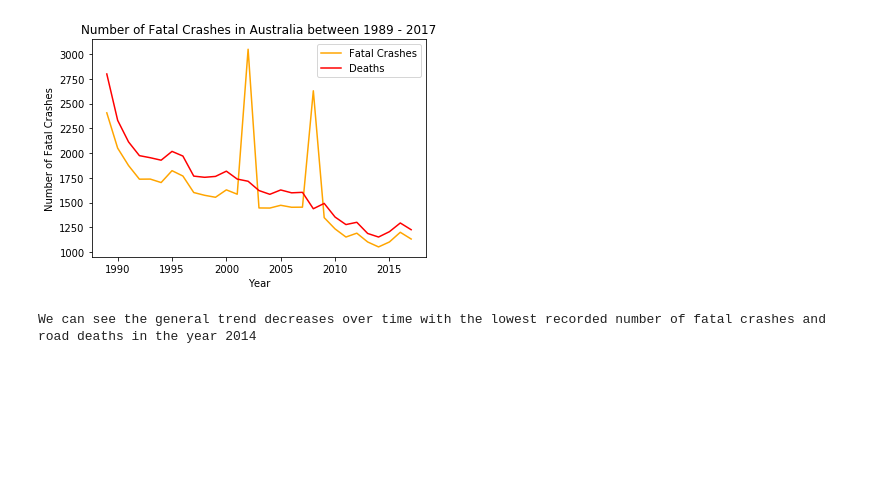
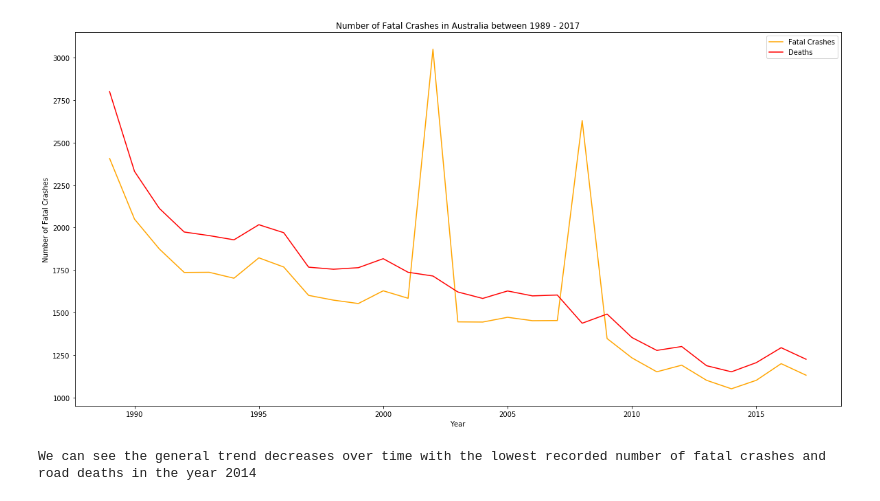
Before and after one commit to VoLKyyyOG/Australian-Road-Deaths-Database-Visualization, a Jupyter notebook: ARDD analysis.ipynb, the cells around one changed output. Saved outputs shown, nothing was run; the diff lists cells and outputs as text; code cells hidden in the pictures; blank space fills up the shorter version.

```diff
--- a/ARDD analysis.ipynb
+++ b/ARDD analysis.ipynb
@@ -32,20 +32,21 @@ for i in fatalities.Year:
 # %%
 # Plot between Fatal Crashes against Road Deaths
 plt.clf()
+plt.rcParams['figure.figsize'] = (20.0, 10.0)
 
 plt.plot(fatal_crashes_by_year.keys(),fatal_crashes_by_year.values(), c = 'orange')
 plt.plot(fatalities_by_year.keys(), fatalities_by_year.values(), c = 'red')
 
 plt.title('Number of Fatal Crashes in Australia between 1989 - 2017')
 plt.legend(('Fatal Crashes', 'Deaths'))
 plt.ylabel('Number of Fatal Crashes')
 plt.xlabel('Year')
 
 plt.show()
 
 print('We can see the general trend decreases over time with the lowest recorded number of fatal crashes and road deaths in the year 2014')
 # %% [output]
-[figure, old version]
+[figure, new version]
 We can see the general trend decreases over time with the lowest recorded number of fatal crashes and road deaths in the year 2014
 # %%
 # Tally of valid fatal crashes according to the speed limit
```
Also changed, not shown: parts of 8 cells of this notebook.
